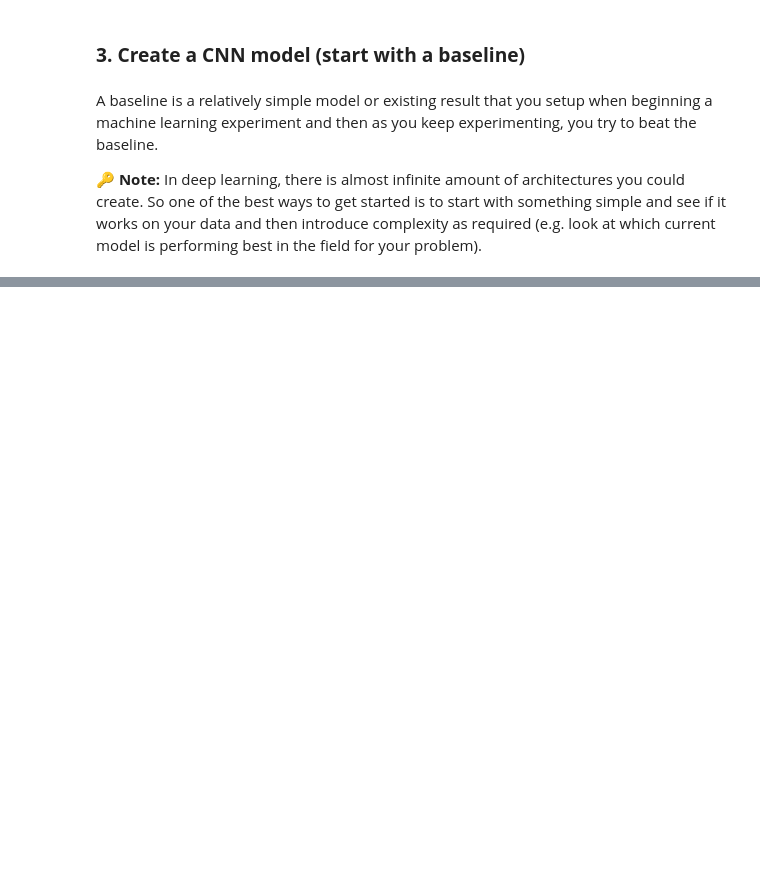
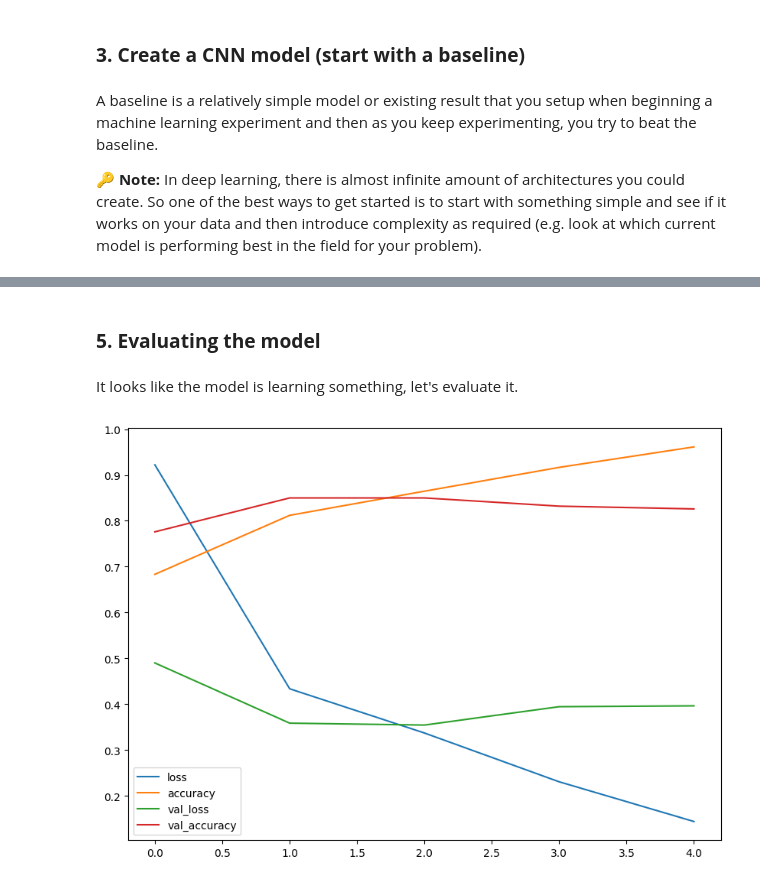
Before and after one commit to pawel-grzeszczyk/TensorFlow-and-Deep-Learning-Fundamentals, a Jupyter notebook: 03_intro_to_computer_vision_with_tf.ipynb, the cells around one changed output, grey strips where cells are left out. Cells and saved outputs as stored; diff of their text form; code cells hidden in the pictures; blank space fills up the shorter version.

```diff
--- a/03_intro_to_computer_vision_with_tf.ipynb
+++ b/03_intro_to_computer_vision_with_tf.ipynb
@@ -420,7 +419,7 @@ train_data = train_datagen.flow_from_directory(directory=train_dir, # target dir
                                                batch_size=32) # size of minibatches to load data into
 
 test_data = test_datagen.flow_from_directory(directory=test_dir,
-                                             target_size=(224, 254),
+                                             target_size=(224, 224),
                                              class_mode='binary',
                                              batch_size=32)
 # %% [output]
@@ -480,15 +479,16 @@ from tensorflow.keras.models import Sequential
 # Create the model (this will be our baseline, a 3 layer convolutional neural network)
 tf.random.set_seed(42)
 
-model_4 = Sequential([
-    Conv2D(filters=10, # input layer
-           kernel_size=3,
-           striders=1,
-           padding='valid',
-           activation='relu',
-           input_shape=(224, 224, 3)),
-    Conv2D(filter=10, kernel_size=3, activation='relu'),
-    Conv2D(10, 3, activation='relu'), # this layer is the same as the one above
-    Flatten(),
-    Dense(1, activation='sigmoid') # output layer (working with binary classification so only one output neuron)
+model_4 = tf.keras.models.Sequential([
+    # Input layer
+    tf.keras.layers.Conv2D(filters=10, # filters is the number of sliding windows going across an input (higher = more complex model)
+                           kernel_size=(3, 3), # the size of the sliding window going across an input
+                           strides=(1, 1), # the size of the step the sliding window takes across an input
+                           padding='valid', # if 'same', output shape is same as input shape if 'valid', output shape gest compressed
+                           activation='relu',
+                           input_shape=(224, 224, 3)),
+    tf.keras.layers.Conv2D(filters=10, kernel_size=3, activation='relu'),
+    tf.keras.layers.Conv2D(10, 3, activation='relu'), # this layer is the same as the one above
+    tf.keras.layers.Flatten(),
+    tf.keras.layers.Dense(1, activation='sigmoid') # output layer (working with binary classification so only one output neuron)
 ])
@@ -494,0 +513,4 @@ model_4 = Sequential([
+# %%
+model_4.compile(loss='binary_crossentropy',
+                optimizer=tf.keras.optimizers.Adam(),
+                metrics=['accuracy'])
@@ -494,0 +546,7 @@ model_4 = Sequential([
+# %%
+# Fit the model
+history_4 = model_4.fit(train_data, # this is a combination of labels and sample data
+                        epochs=5,
+                        steps_per_epoch=len(train_data),
+                        validation_data=test_data,
+                        validation_steps=len(test_data))
@@ -494,0 +564,10 @@ model_4 = Sequential([
+# %% [markdown]
+### **5. Evaluating the model**
+# %% [markdown]
+It looks like the model is learning something, let's evaluate it.
+# %%
+# Let's plot the training curves
+import pandas as pd
+pd.DataFrame(history_4.history).plot(figsize=(10,7));
+# %% [output]
+[figure, added]
```
Also changed, not shown: parts of 31 cells of this notebook.
